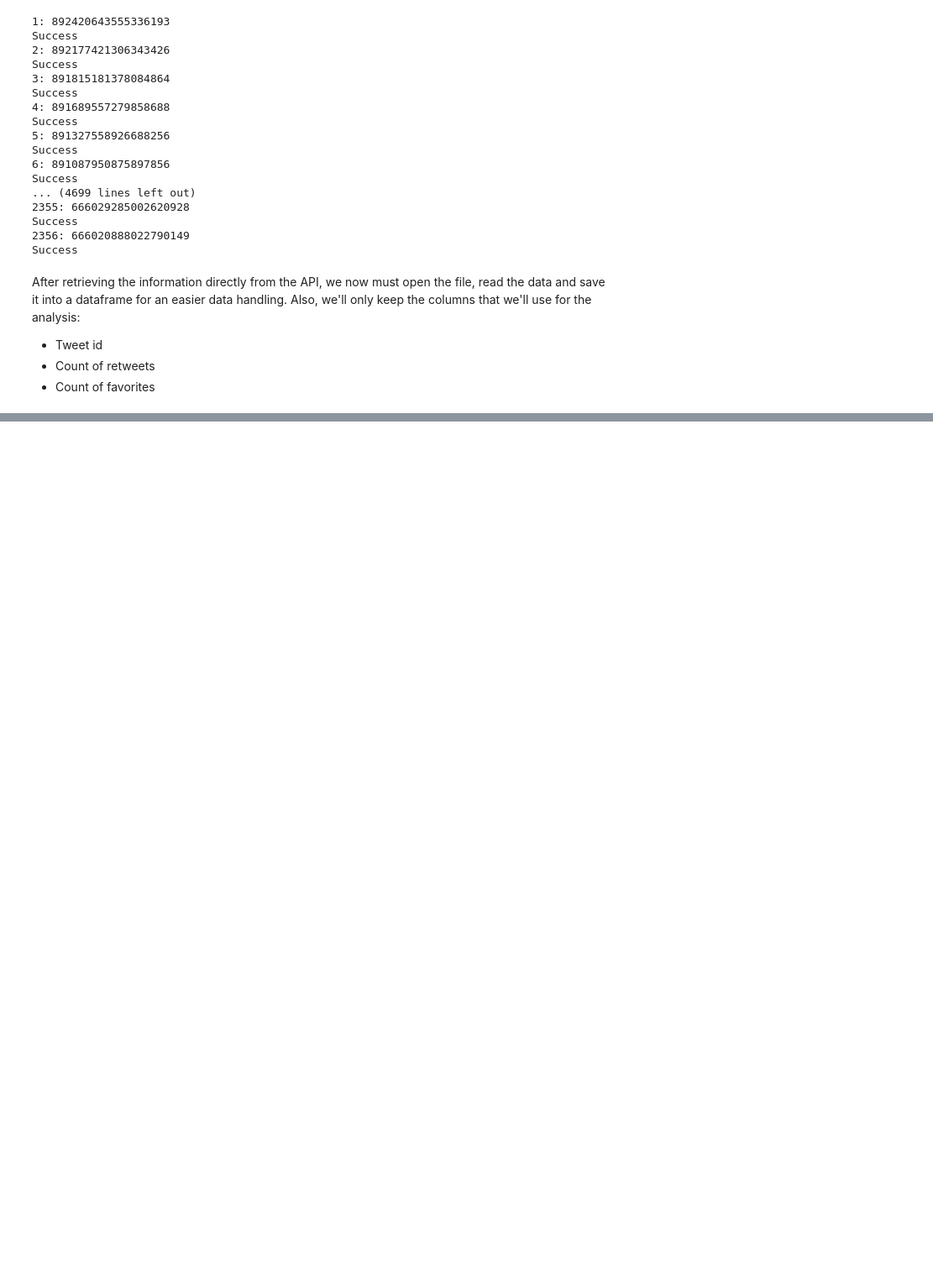
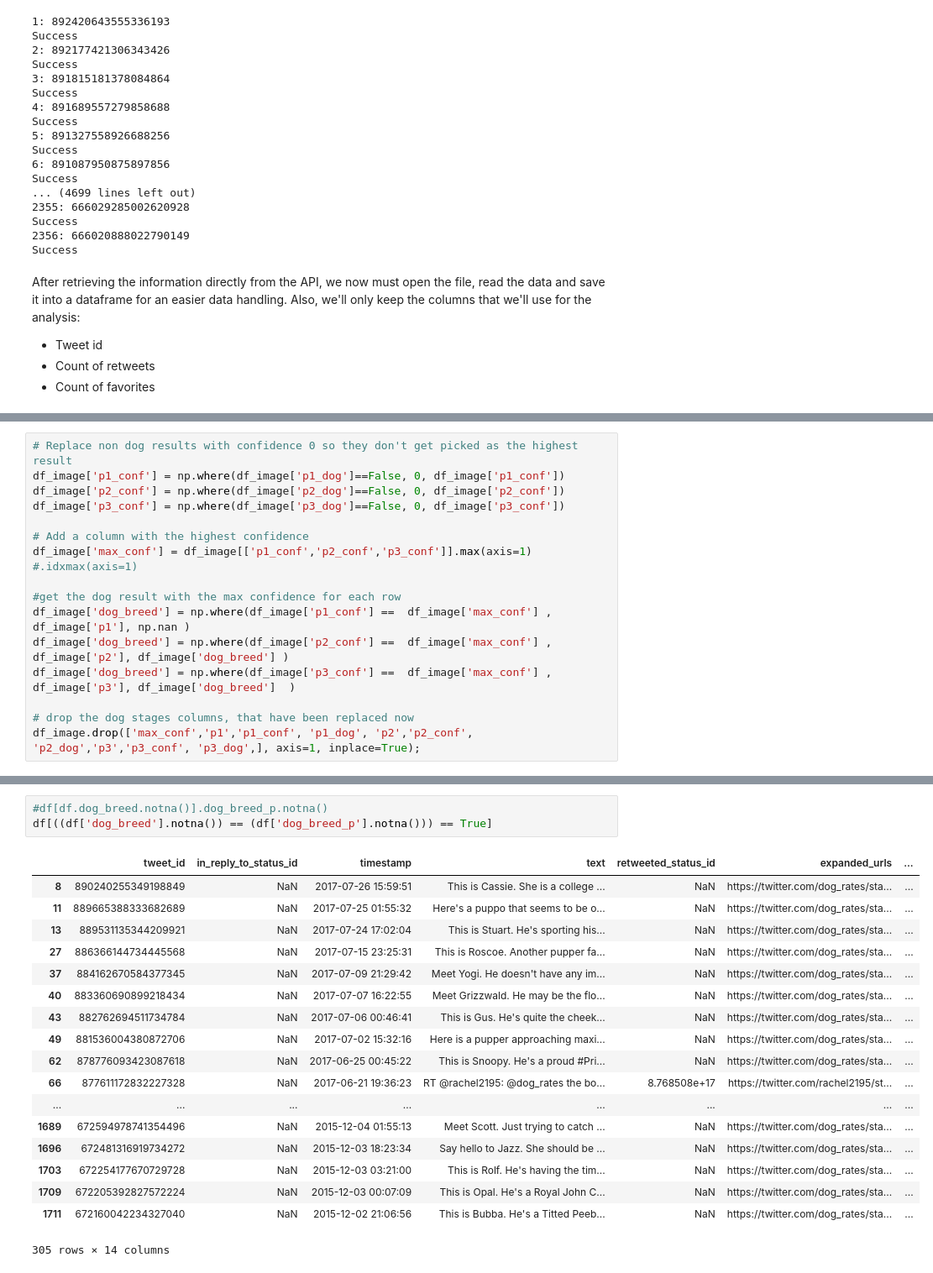
Before and after one commit to Victoriapm/We-Rate-Dogs_Twitter_Data_Wrangling, a Jupyter notebook: wrangle_act.ipynb, the cells around one changed output, grey strips where cells are left out. Shown at 84% size. Saved outputs shown, nothing was run; the diff lists cells and outputs as text; blank space fills up the shorter version.

```diff
--- a/wrangle_act.ipynb
+++ b/wrangle_act.ipynb
@@ -177,0 +588,17 @@ df_tweet_count.head()
+# %%
+# Replace non dog results with confidence 0 so they don't get picked as the highest result
+df_image['p1_conf'] = np.where(df_image['p1_dog']==False, 0, df_image['p1_conf'])
+df_image['p2_conf'] = np.where(df_image['p2_dog']==False, 0, df_image['p2_conf'])
+df_image['p3_conf'] = np.where(df_image['p3_dog']==False, 0, df_image['p3_conf'])
+
+# Add a column with the highest confidence
+df_image['max_conf'] = df_image[['p1_conf','p2_conf','p3_conf']].max(axis=1)
+#.idxmax(axis=1)
+
+#get the dog result with the max confidence for each row
+df_image['dog_breed'] = np.where(df_image['p1_conf'] ==  df_image['max_conf'] , df_image['p1'], np.nan )
+df_image['dog_breed'] = np.where(df_image['p2_conf'] ==  df_image['max_conf'] , df_image['p2'], df_image['dog_breed'] )
+df_image['dog_breed'] = np.where(df_image['p3_conf'] ==  df_image['max_conf'] , df_image['p3'], df_image['dog_breed']  )
+
+# drop the dog stages columns, that have been replaced now
+df_image.drop(['max_conf','p1','p1_conf', 'p1_dog', 'p2','p2_conf', 'p2_dog','p3','p3_conf', 'p3_dog',], axis=1, inplace=True);
@@ -177,0 +634,22 @@ df_tweet_count.head()
+# %%
+#df[df.dog_breed.notna()].dog_breed_p.notna()
+df[((df['dog_breed'].notna()) == (df['dog_breed_p'].notna())) == True]
+# %% [output]
+|  | tweet_id | in_reply_to_status_id | timestamp | text | retweeted_status_id | expanded_urls | ... |
+| 8 | 890240255349198849 | NaN | 2017-07-26 15:59:51 | This is Cassie. She is a college ... | NaN | https://twitter.com/dog_rates/sta... | ... |
+| 11 | 889665388333682689 | NaN | 2017-07-25 01:55:32 | Here's a puppo that seems to be o... | NaN | https://twitter.com/dog_rates/sta... | ... |
+| 13 | 889531135344209921 | NaN | 2017-07-24 17:02:04 | This is Stuart. He's sporting his... | NaN | https://twitter.com/dog_rates/sta... | ... |
+| 27 | 886366144734445568 | NaN | 2017-07-15 23:25:31 | This is Roscoe. Another pupper fa... | NaN | https://twitter.com/dog_rates/sta... | ... |
+| 37 | 884162670584377345 | NaN | 2017-07-09 21:29:42 | Meet Yogi. He doesn't have any im... | NaN | https://twitter.com/dog_rates/sta... | ... |
+| 40 | 883360690899218434 | NaN | 2017-07-07 16:22:55 | Meet Grizzwald. He may be the flo... | NaN | https://twitter.com/dog_rates/sta... | ... |
+| 43 | 882762694511734784 | NaN | 2017-07-06 00:46:41 | This is Gus. He's quite the cheek... | NaN | https://twitter.com/dog_rates/sta... | ... |
+| 49 | 881536004380872706 | NaN | 2017-07-02 15:32:16 | Here is a pupper approaching maxi... | NaN | https://twitter.com/dog_rates/sta... | ... |
+| 62 | 878776093423087618 | NaN | 2017-06-25 00:45:22 | This is Snoopy. He's a proud #Pri... | NaN | https://twitter.com/dog_rates/sta... | ... |
+| 66 | 877611172832227328 | NaN | 2017-06-21 19:36:23 | RT @rachel2195: @dog_rates the bo... | 8.768508e+17 | https://twitter.com/rachel2195/st... | ... |
+| ... | ... | ... | ... | ... | ... | ... | ... |
+| 1689 | 672594978741354496 | NaN | 2015-12-04 01:55:13 | Meet Scott. Just trying to catch ... | NaN | https://twitter.com/dog_rates/sta... | ... |
+| 1696 | 672481316919734272 | NaN | 2015-12-03 18:23:34 | Say hello to Jazz. She should be ... | NaN | https://twitter.com/dog_rates/sta... | ... |
+| 1703 | 672254177670729728 | NaN | 2015-12-03 03:21:00 | This is Rolf. He's having the tim... | NaN | https://twitter.com/dog_rates/sta... | ... |
+| 1709 | 672205392827572224 | NaN | 2015-12-03 00:07:09 | This is Opal. He's a Royal John C... | NaN | https://twitter.com/dog_rates/sta... | ... |
+| 1711 | 672160042234327040 | NaN | 2015-12-02 21:06:56 | This is Bubba. He's a Titted Peeb... | NaN | https://twitter.com/dog_rates/sta... | ... |
+305 rows × 14 columns
```
Also changed, not shown: parts of 90 cells of this notebook.
